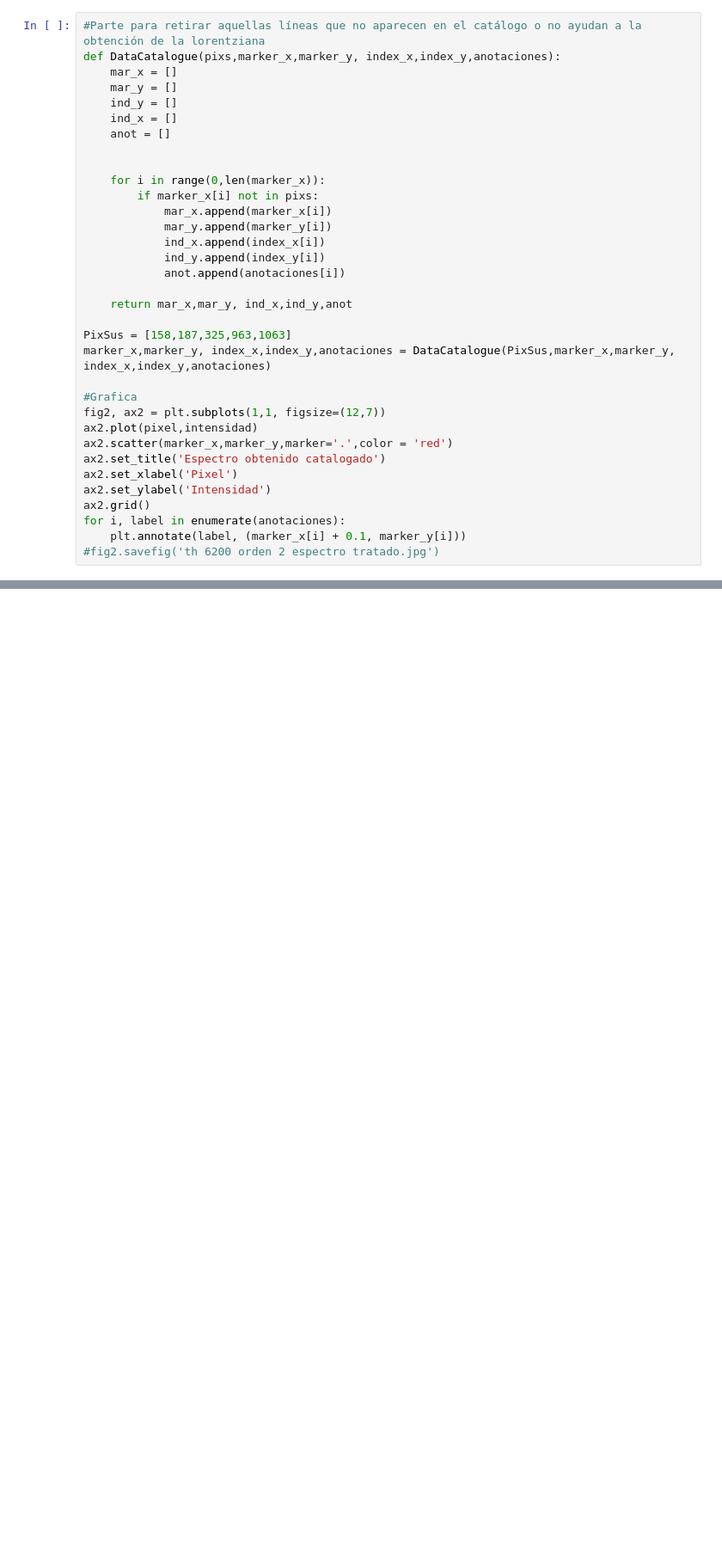
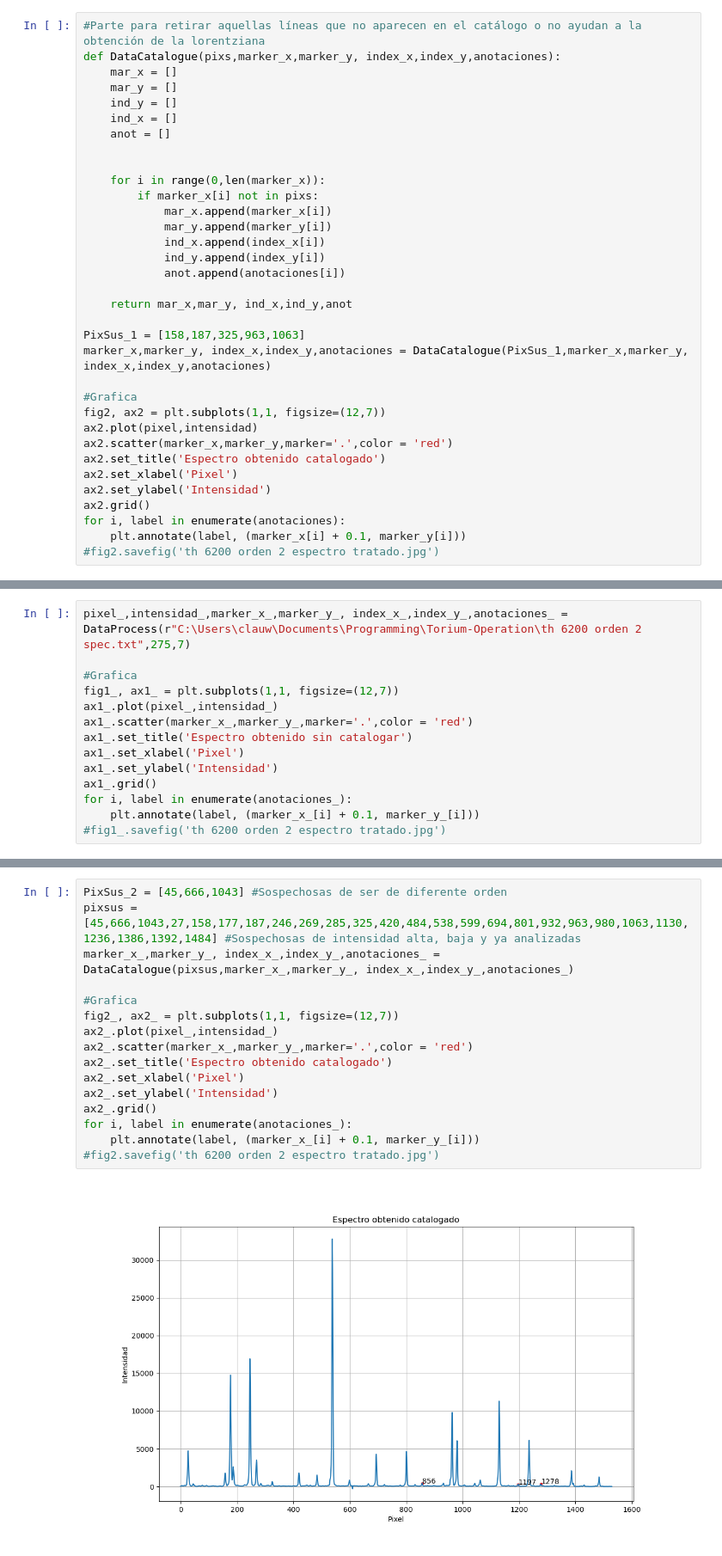
Before and after one commit to ccuellarn/Torium-Operation, a Jupyter notebook: Analisis.ipynb, the cells around one changed output, grey strips where cells are left out. Shown: that part at 86% size. Saved outputs shown, nothing was run; the diff lists cells and outputs as text; blank space fills up the shorter version.

Commit message:
Diferentes intensidades

```diff
--- a/Analisis.ipynb
+++ b/Analisis.ipynb
@@ -74,8 +80,8 @@ def DataCatalogue(pixs,marker_x,marker_y, index_x,index_y,anotaciones):
 
     return mar_x,mar_y, ind_x,ind_y,anot
 
-PixSus = [158,187,325,963,1063]
-marker_x,marker_y, index_x,index_y,anotaciones = DataCatalogue(PixSus,marker_x,marker_y, index_x,index_y,anotaciones)
+PixSus_1 = [158,187,325,963,1063]
+marker_x,marker_y, index_x,index_y,anotaciones = DataCatalogue(PixSus_1,marker_x,marker_y, index_x,index_y,anotaciones)
 
 #Grafica
 fig2, ax2 = plt.subplots(1,1, figsize=(12,7))
@@ -150,0 +167,14 @@ DataFit
+# %%
+pixel_,intensidad_,marker_x_,marker_y_, index_x_,index_y_,anotaciones_ = DataProcess(r"C:\Users\clauw\Documents\Programming\Torium-Operation\th 6200 orden 2 spec.txt",275,7)
+
+#Grafica
+fig1_, ax1_ = plt.subplots(1,1, figsize=(12,7))
+ax1_.plot(pixel_,intensidad_)
+ax1_.scatter(marker_x_,marker_y_,marker='.',color = 'red')
+ax1_.set_title('Espectro obtenido sin catalogar')
+ax1_.set_xlabel('Pixel')
+ax1_.set_ylabel('Intensidad')
+ax1_.grid()
+for i, label in enumerate(anotaciones_):
+    plt.annotate(label, (marker_x_[i] + 0.1, marker_y_[i]))
+#fig1_.savefig('th 6200 orden 2 espectro tratado.jpg')
@@ -150,0 +187,18 @@ DataFit
+# %%
+PixSus_2 = [45,666,1043] #Sospechosas de ser de diferente orden
+pixsus = [45,666,1043,27,158,177,187,246,269,285,325,420,484,538,599,694,801,932,963,980,1063,1130,1236,1386,1392,1484] #Sospechosas de intensidad alta, baja y ya analizadas
+marker_x_,marker_y_, index_x_,index_y_,anotaciones_ = DataCatalogue(pixsus,marker_x_,marker_y_, index_x_,index_y_,anotaciones_)
+
+#Grafica
+fig2_, ax2_ = plt.subplots(1,1, figsize=(12,7))
+ax2_.plot(pixel_,intensidad_)
+ax2_.scatter(marker_x_,marker_y_,marker='.',color = 'red')
+ax2_.set_title('Espectro obtenido catalogado')
+ax2_.set_xlabel('Pixel')
+ax2_.set_ylabel('Intensidad')
+ax2_.grid()
+for i, label in enumerate(anotaciones_):
+    plt.annotate(label, (marker_x_[i] + 0.1, marker_y_[i]))
+#fig2.savefig('th 6200 orden 2 espectro tratado.jpg')
+# %% [output]
+[figure, added]
```
Also changed, not shown: parts of 16 cells of this notebook.
